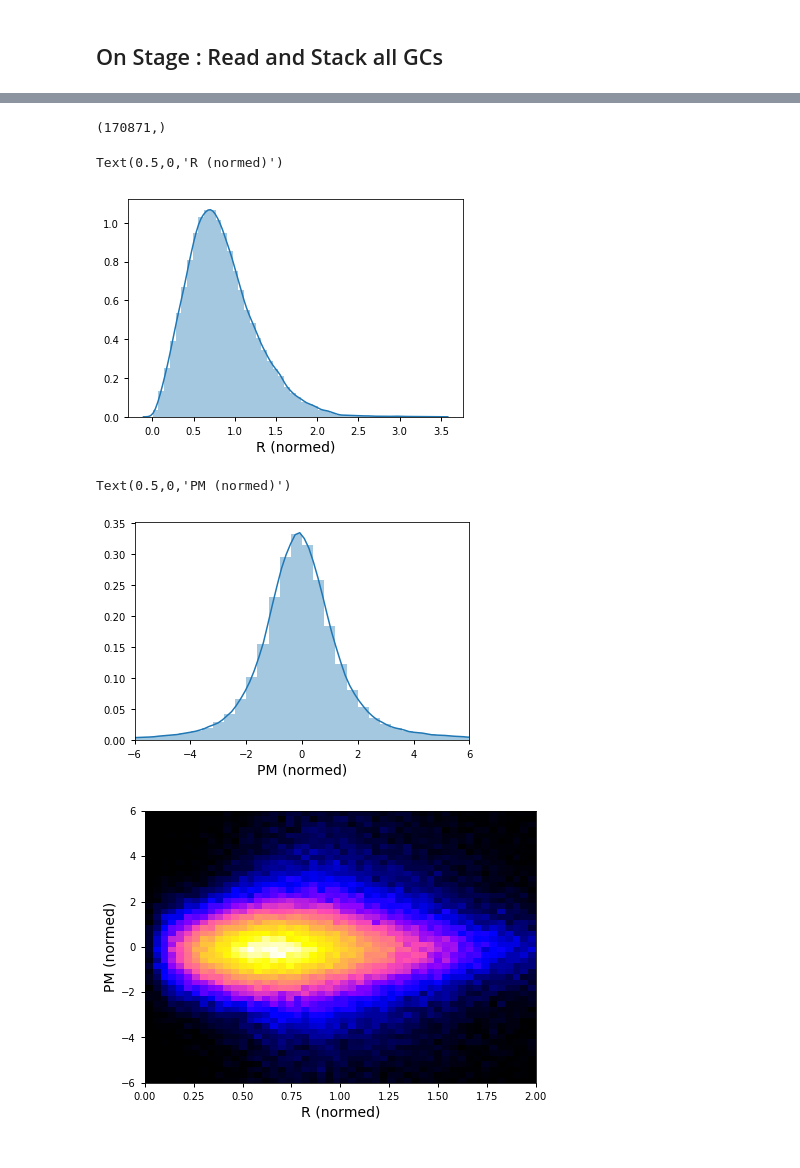
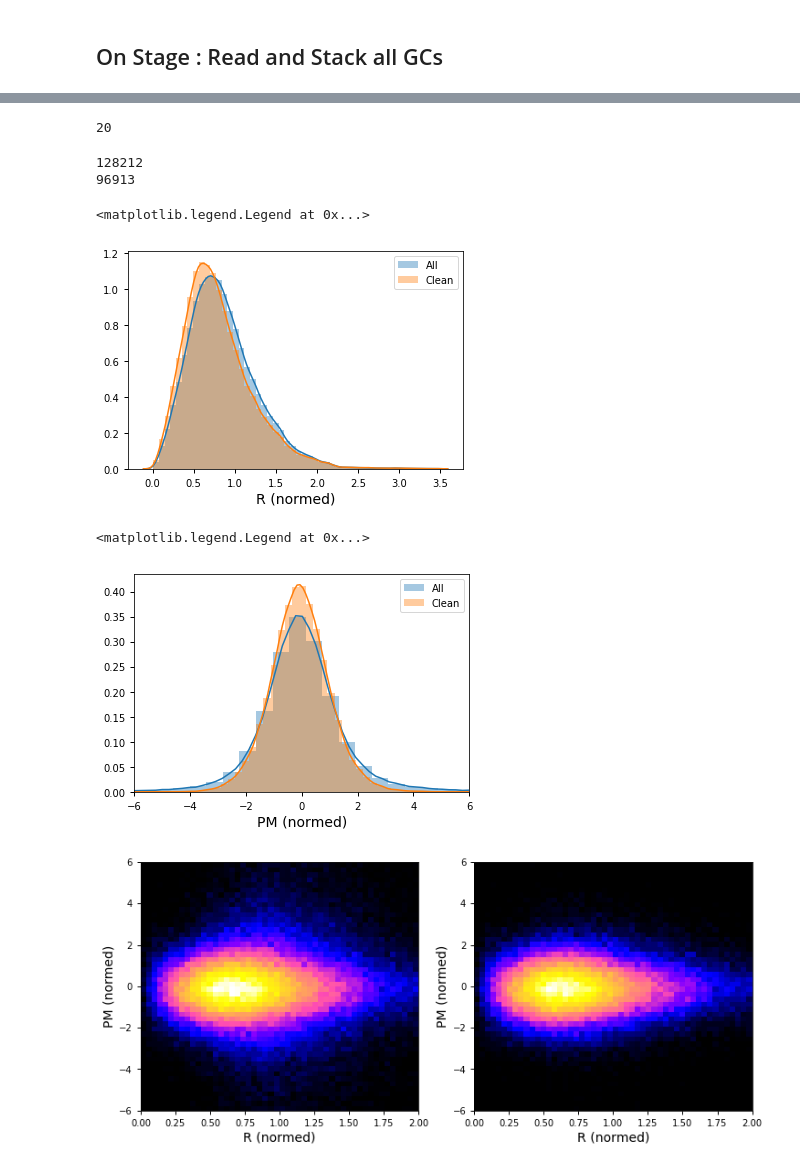
Before and after one commit to nstarman/jas1101_project, a Jupyter notebook: notebooks/Dynesty_GCpipe_Tuc47.ipynb, the cells around one changed output, grey strips where cells are left out. Saved outputs shown, nothing was run; the diff lists cells and outputs as text; code cells hidden in the pictures.

```diff
--- a/notebooks/Dynesty_GCpipe_Tuc47.ipynb
+++ b/notebooks/Dynesty_GCpipe_Tuc47.ipynb
@@ -127,5 +132,6 @@ plt.legend(loc=2)
 # %%
-bins = np.linspace(0.4, 0.7, 7)
+r_min, r_max = 0.4, 0.7
+bins = np.linspace(r_min, r_max, 7)
 
 fig = plot.plot_binned_sigma_profile(GC.r, GC.pm, bins=bins, color='steelblue', label='V19 pmscale')
 fig = plot.plot_binned_sigma_profile(GC.r[good], GC.pm[good], bins=bins, fig=fig, color='blue', label='V19 pmscale good')
@@ -134,5 +140,5 @@ fig = plot.plot_binned_sigma_profile(GC_DB.r, GC_DB.pm, bins=bins, fig=fig, colo
 fig = plot.plot_binned_sigma_profile(GC_DB.r[good_DB], GC_DB.pm[good_DB], bins=bins, fig=fig, color='gold', label='DB pmscale good')
 plt.legend(loc=2)
 
-(fig, ax) = plot.plot_model_sigma_profile(bins, M_gc, r_scale, beta_max=0.05, N_mod=25, fig=fig)
+(fig, ax) = plot.plot_model_sigma_profile(bins, M_gc, r_scale, beta_max=0.1, N_mod=25, fig=fig)
 # %% [output]
@@ -247,2 +286,5 @@ dsampler.cornerplot(figsize=(12,12), labels=labels)
 # %% [markdown]
 ## On Stage : Read and Stack all GCs
+# %%
+from jas1101finalproject.data import load_summary_table
+summary = load_summary_table()
@@ -249,34 +305,51 @@ dsampler.cornerplot(figsize=(12,12), labels=labels)
 # %%
-gc_names = [fname.split('.')[0] for fname in os.listdir(os.path.join(drct, 'gcs')) if fname.endswith('ecsv')]
+gc_names = [fname.split('.')[0] for fname in os.listdir(os.path.join('../jas1101finalproject/data/', 'gcs')) if fname.endswith('ecsv')]
 
-GCs = [GlobularCluster.from_directory(name, drct) for name in gc_names]
+GCs = [GlobularCluster.from_name(name)
+       for name in gc_names if summary[summary['Name']==name]['nstar']>2000]
+# %%
+len(GCs)
+# %% [output]
+20
 # %%
-r_all = np.concatenate([gc.r for gc in GCs if len(gc.table)>100])
-pm_all = np.concatenate([gc.pm - gc.pm.mean() for gc in GCs if len(gc.table)>100])
-print(r_all.shape)
+r_all = np.concatenate([gc.r for gc in GCs])
+pm_all = np.concatenate([gc.pm - gc.pm.mean() for gc in GCs])
+pm_e_all = np.concatenate([gc.pm_e for gc in GCs])
+print(len(r_all))
+
+good = pm_e_all < 2
+print(good.sum())
 # %% [output]
-(170871,)
+128212
+96913
 # %%
-sns.distplot(r_all)
+sns.distplot(r_all, label="All")
+sns.distplot(r_all[good], label="Clean")
+
 plt.xlabel("R (normed)")
+plt.legend()
 # %% [output]
-Text(0.5,0,'R (normed)')
+<matplotlib.legend.Legend at 0x...>
-[figure, old version]
+[figure, new version]
 # %%
-sns.distplot(pm_all[abs(pm_all)<10])
+sns.distplot(pm_all[abs(pm_all)<15], label="All")
+sns.distplot(pm_all[good], label="Clean")
+
 plt.xlim(-6,6)
 plt.xlabel("PM (normed)")
+plt.legend()
 # %% [output]
-Text(0.5,0,'PM (normed)')
+<matplotlib.legend.Legend at 0x...>
-[figure, old version]
+[figure, new version]
 # %%
 # display r-pm hist2d
-plt.figure(figsize=(7,5))
-H, xb, yb, _ = plt.hist2d(r_all, pm_all, bins=50, range=[[0,2],[-6,6]], norm=AsinhNorm(), cmap="gnuplot2")
+fig, (ax1, ax2) = plt.subplots(1,2,figsize=(12,5))
+H, xb, yb, _ = ax1.hist2d(r_all, pm_all, bins=50, range=[[0,2],[-6,6]], norm=AsinhNorm(), cmap="gnuplot2")
+H, xb, yb, _ = ax2.hist2d(r_all[good], pm_all[good], bins=50, range=[[0,2],[-6,6]], norm=AsinhNorm(), cmap="gnuplot2")
 
-plt.xlabel("R (normed)") # normalized
-plt.ylabel("PM (normed)") # normalized
-plt.show()
+for ax in ax1, ax2:
+    ax.set_xlabel("R (normed)") # normalized
+    ax.set_ylabel("PM (normed)") # normalized
 # %% [output]
-[figure, old version]
+[figure, new version]
 # %%
```
Also changed, not shown: parts of 20 cells of this notebook, 2 other files.
